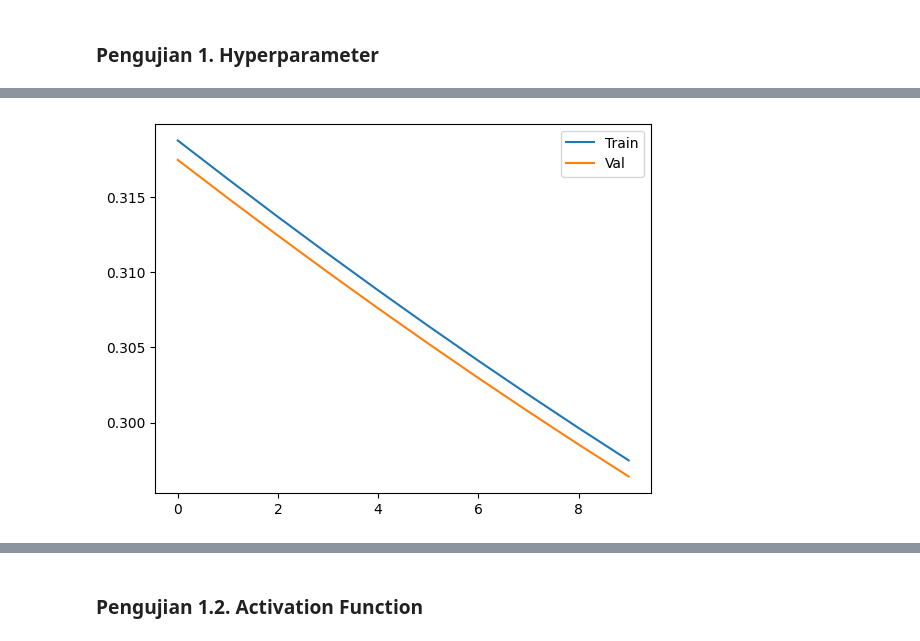
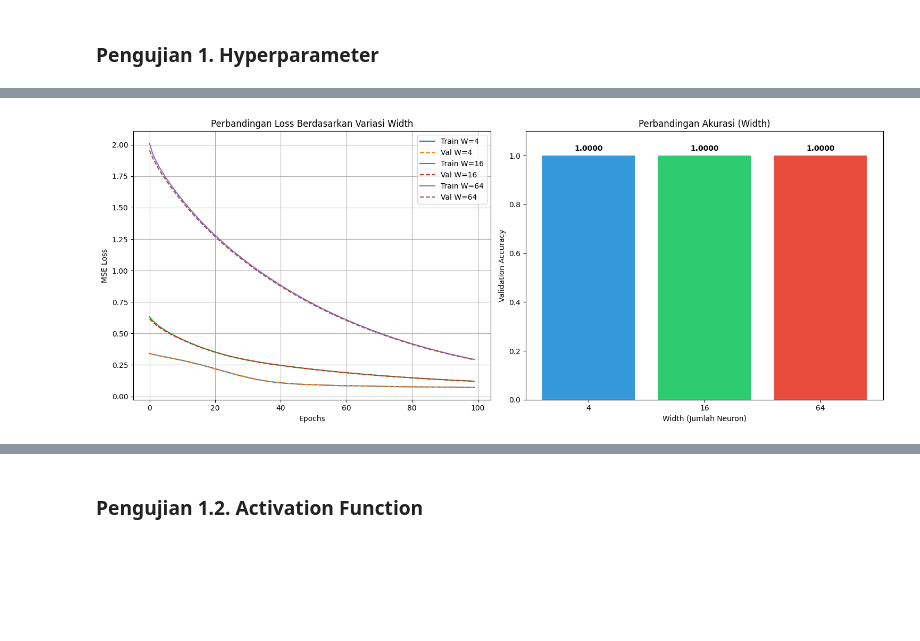
Before and after one commit to DiyahSusan/Tubes1-IF3270-ciamso, a Jupyter notebook: src/test.ipynb, the cells around one changed output, grey strips where cells are left out. Cells and saved outputs as stored; diff of their text form; code cells hidden in the pictures; blank space fills up the shorter version.

Commit message:
refactor : merge plot pengujian 1.1

```diff
--- a/src/test.ipynb
+++ b/src/test.ipynb
@@ -161,6 +161,13 @@ internship_count: 0 outliers
 aptitude_score: 0 outliers
 communication_score: 0 outliers
 internship_quality_score: 0 outliers
+# %%
+from sklearn.preprocessing import StandardScaler
+
+# Inisialisasi Scaler
+scaler = StandardScaler()
+
+data_copy[NUM_COLS] = scaler.fit_transform(data_copy[NUM_COLS])
 # %%
 from sklearn.preprocessing import OneHotEncoder
 
@@ -282,27 +362,60 @@ xavier_init = init_fn.xavier_init
 # %%
+import matplotlib.pyplot as plt
 
-model = NeuralNetwork()
-model.add(DenseLayer(24, 8, he_init, l1_lambda=0.001, l2_lambda=0.01, seed=42))
-model.add(ActivationLayer(relu, relu_prime))
-model.add(DenseLayer(8, 8, xavier_init, l1_lambda=0.001, l2_lambda=0.01, seed=42))
-model.add(ActivationLayer(sigmoid, sigmoid_prime))
-model.add(DenseLayer(8, 1, xavier_init, l1_lambda=0.001, l2_lambda=0.01, seed=42))
-model.add(ActivationLayer(sigmoid, sigmoid_prime))
+widths = [4, 16, 64] # Kecil, Menengah, Besar
+results = {}
+val_accuracies = []
 
-model.use(mse, mse_prime)
+for w in widths:
+    print(f"\nTraining model dengan Width: {w}")
 
-history = model.train(
-    X_train_np, y_train_np,
-    X_val_np, y_val_np,
-    epochs=10,
-    batch_size=32,
-    learning_rate=0.01,
-    verbose=1  # Shows progress
-)
+    model = NeuralNetwork()
 
-# Plot results
-plt.plot(history['train_loss'], label='Train')
-plt.plot(history['val_loss'], label='Val')
-plt.legend()
+    model.add(DenseLayer(24, w, he_init, l1_lambda=0.001, l2_lambda=0.01, seed=42))
+    model.add(ActivationLayer(relu, relu_prime))
+
+    model.add(DenseLayer(w, w, xavier_init, l1_lambda=0.001, l2_lambda=0.01, seed=42))
+    model.add(ActivationLayer(relu, relu_prime))
+
+    model.add(DenseLayer(w, 1, xavier_init, l1_lambda=0.001, l2_lambda=0.01, seed=42))
+    model.add(ActivationLayer(sigmoid, sigmoid_prime))
+
+    model.use(mse, mse_prime)
+
+    results[w] = model.train(
+        X_train_np, y_train_np,
+        X_val_np, y_val_np,
+        epochs=100,
+        batch_size=32,
+        learning_rate=0.1,
+        verbose=0
+    )
+
+    y_pred = model.predict(X_val_np)
+    y_pred_binary = (np.array(y_pred).flatten() >= 0.5).astype(int)
+    acc = accuracy_score(y_val_np, y_pred_binary)
+    val_accuracies.append(acc)
+
+fig, (ax1, ax2) = plt.subplots(1, 2, figsize=(15, 6))
+
+for w in widths:
+    ax1.plot(results[w]['train_loss'], label=f'Train W={w}')
+    ax1.plot(results[w]['val_loss'], '--', label=f'Val W={w}')
+ax1.set_title('Perbandingan Loss Berdasarkan Variasi Width')
+ax1.set_xlabel('Epochs')
+ax1.set_ylabel('MSE Loss')
+ax1.legend()
+ax1.grid(True)
+
+bars = ax2.bar([str(w) for w in widths], val_accuracies, color=['#3498db', '#2ecc71', '#e74c3c'])
+ax2.set_title('Perbandingan Akurasi (Width)')
+ax2.set_xlabel('Width (Jumlah Neuron)')
+ax2.set_ylabel('Validation Accuracy')
+ax2.set_ylim(0, 1.1)
+for bar in bars:
+    yval = bar.get_height()
+    ax2.text(bar.get_x() + bar.get_width()/2, yval + 0.02, f'{yval:.4f}', ha='center', fontweight='bold')
+
+plt.tight_layout()
 plt.show()
 # %% [output]
@@ -319 +427 @@ Epoch 10/10, Train Loss=0.297483, Val Loss=0.296412
-[figure, old version]
+[figure, new version]
```
Also changed, not shown: parts of 25 cells of this notebook.
